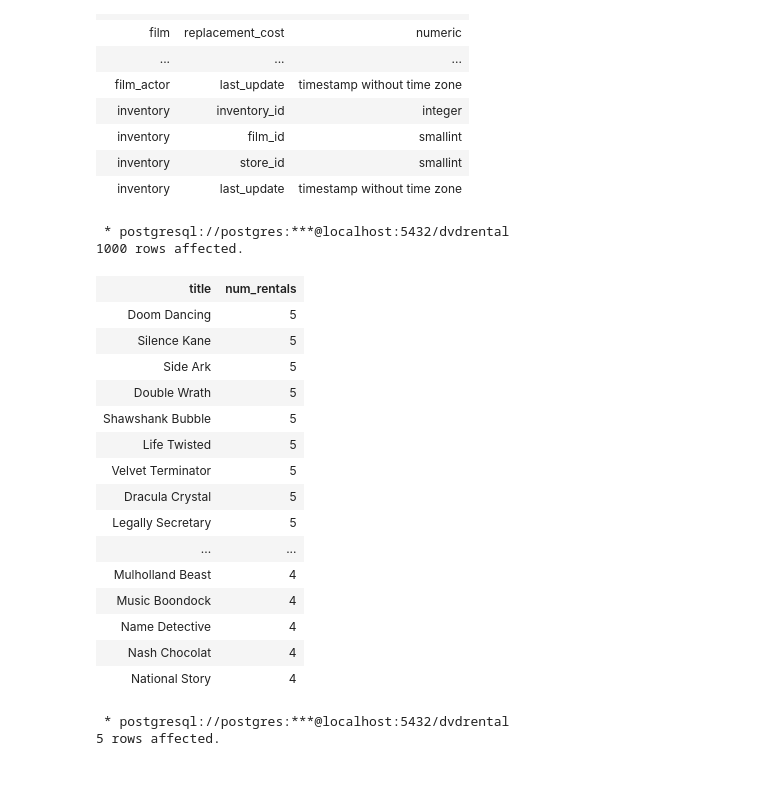
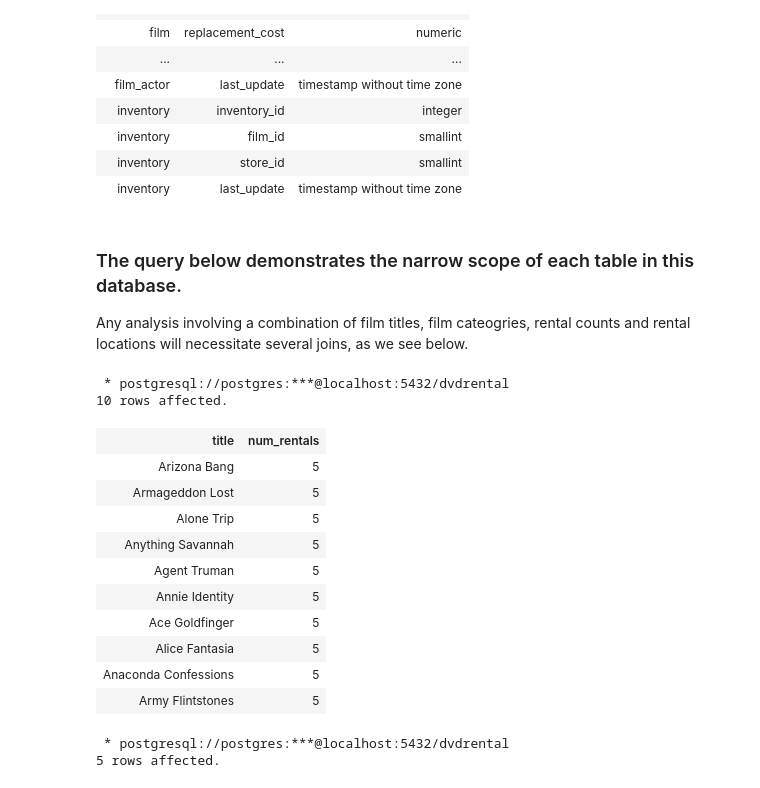
Before and after one commit to digital-tyler/diy_database, a Jupyter notebook: database_sample_data.ipynb, the cells around one changed output. Drawn from its saved outputs; the diff is of its cells as text; code cells hidden in the pictures.

```diff
--- a/database_sample_data.ipynb
+++ b/database_sample_data.ipynb
@@ -174,44 +171,44 @@ order by table_name, ordinal_position
 | inventory | film_id | smallint |
 | inventory | store_id | smallint |
 | inventory | last_update | timestamp without time zone |
+# %% [markdown]
+### The query below demonstrates the narrow scope of each table in this database.
+
+Any analysis involving a combination of film titles, film cateogries, rental counts and rental locations will necessitate several joins, as we see below.
 # %%
 %%sql
 
--- Joining several tables to determine what the top ranking titles are, in descending order, by count of rentals.
+-- Here, we do a sample join across several tables to determine what the top ranking
+-- titles are, in descending order, by count of rentals.
 
 select film.title
---    , concat(actor.first_name,actor.last_name) as actor_name
     , count(distinct rental_id) as num_rentals
     from film
     left outer join film_actor
-    on film.film_id = film_actor.film_id
+        on film.film_id = film_actor.film_id
     left outer join actor
-    on film_actor.actor_id = actor.actor_id
+        on film_actor.actor_id = actor.actor_id
     left outer join inventory
-    on film.film_id = inventory.inventory_id
+        on film.film_id = inventory.inventory_id
     left outer join rental
-    on inventory.inventory_id = rental.inventory_id
+        on inventory.inventory_id = rental.inventory_id
 group by 1
 order by 2 desc
+limit 10
 # %% [output]
  * postgresql://postgres:***@localhost:5432/dvdrental
-1000 rows affected.
+10 rows affected.
 | title | num_rentals |
-| Doom Dancing | 5 |
-| Silence Kane | 5 |
-| Side Ark | 5 |
-| Double Wrath | 5 |
-| Shawshank Bubble | 5 |
-| Life Twisted | 5 |
-| Velvet Terminator | 5 |
-| Dracula Crystal | 5 |
-| Legally Secretary | 5 |
-| ... | ... |
-| Mulholland Beast | 4 |
-| Music Boondock | 4 |
-| Name Detective | 4 |
-| Nash Chocolat | 4 |
-| National Story | 4 |
+| Arizona Bang | 5 |
+| Armageddon Lost | 5 |
+| Alone Trip | 5 |
+| Anything Savannah | 5 |
+| Agent Truman | 5 |
+| Annie Identity | 5 |
+| Ace Goldfinger | 5 |
+| Alice Fantasia | 5 |
+| Anaconda Confessions | 5 |
+| Army Flintstones | 5 |
 # %%
 %%sql
 
```
Also changed, not shown: parts of 20 cells of this notebook.
